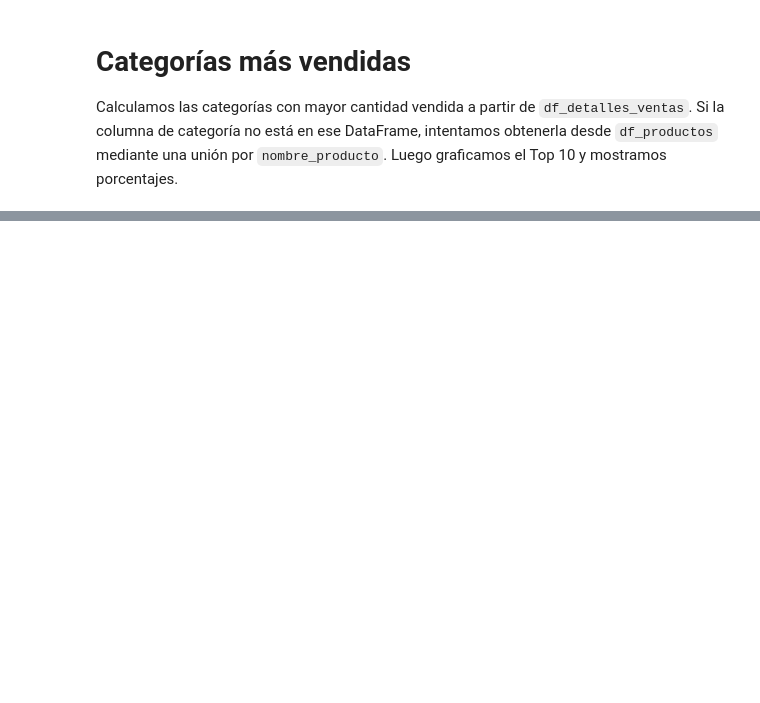
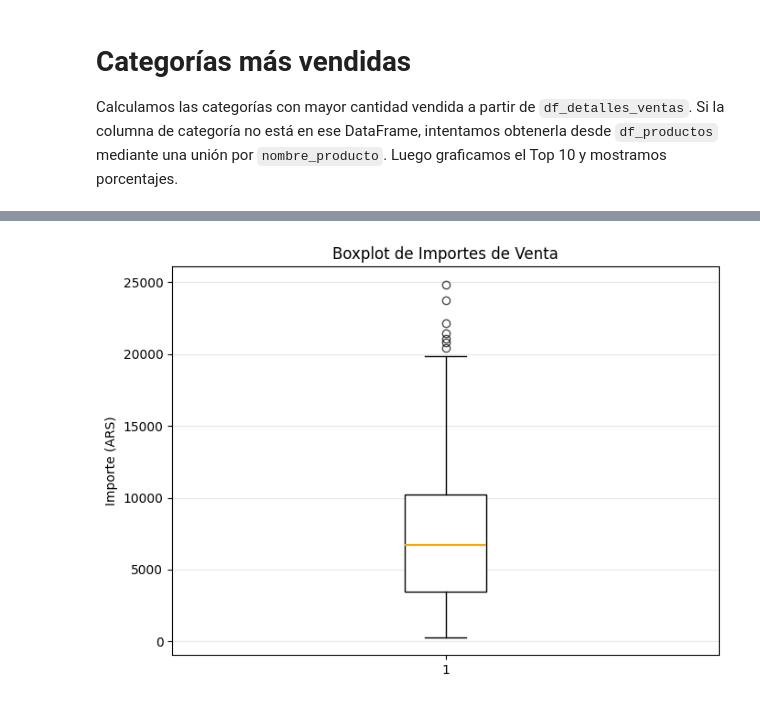
Before and after one commit to Nico4190/Proyecto-Aurelion, a Jupyter notebook: pro.ipynb, the cells around one changed output, grey strips where cells are left out. Drawn from its saved outputs; the diff is of its cells as text; code cells hidden in the pictures; blank space fills up the shorter version.

```diff
--- a/pro.ipynb
+++ b/pro.ipynb
@@ -726,0 +691,38 @@ Total unidades vendidas: 1016
+# %%
+# Boxplot simple de importes por línea (cantidad × precio_unitario)
+import pandas as pd
+import matplotlib.pyplot as plt
+
+# Preparar datos de manera sencilla
+_det = df_detalles_ventas.copy()
+if 'cantidad' not in _det.columns:
+    _det['cantidad'] = 1
+
+# Calcular importe por línea y limpiar
+_det['cantidad'] = pd.to_numeric(_det['cantidad'], errors='coerce').fillna(0).astype(float)
+_det['precio_unitario'] = pd.to_numeric(_det['precio_unitario'], errors='coerce').fillna(0).astype(float)
+_det['importe_linea'] = _det['cantidad'] * _det['precio_unitario']
+
+datos = (
+    _det['importe_linea']
+    .replace([float('inf'), float('-inf')], pd.NA)
+    .dropna()
+)
+datos = datos[datos >= 0]
+
+# Graficar un único boxplot (vertical)
+plt.figure(figsize=(7, 5))
+plt.boxplot(datos, vert=True, patch_artist=True,
+            boxprops=dict(facecolor='white', color='black'),
+            medianprops=dict(color='orange', linewidth=1.5),
+            whiskerprops=dict(color='black'),
+            capprops=dict(color='black'),
+            flierprops=dict(marker='o', color='black', alpha=0.7))
+plt.title('Boxplot de Importes de Venta')
+plt.ylabel('Importe (ARS)')
+plt.xlabel('')
+plt.grid(axis='y', alpha=0.3)
+plt.tight_layout()
+plt.show()
+# %% [output]
+[figure, added]
```
Also changed, not shown: parts of 4 cells of this notebook, 2 other files.
